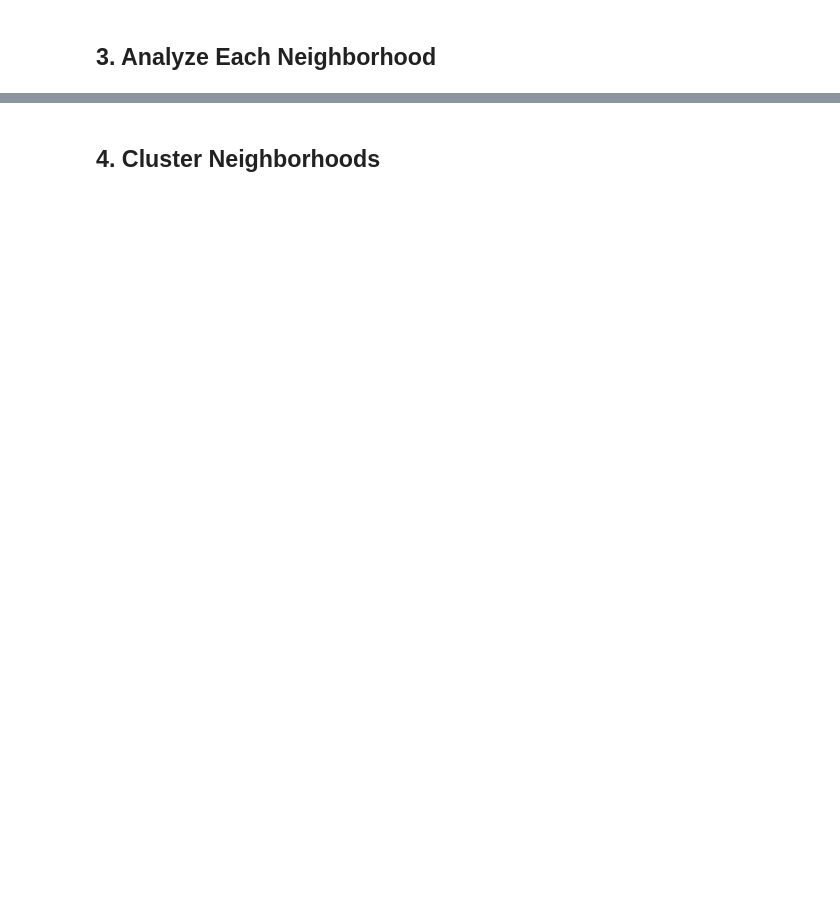
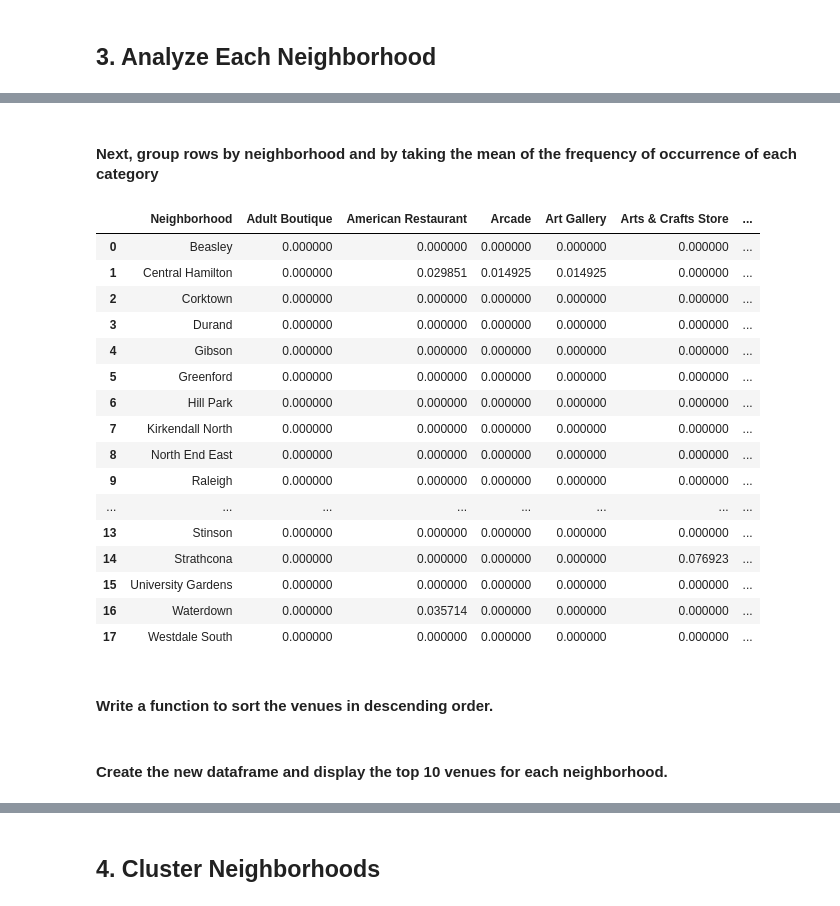
Before and after one commit to Zhang-Zhi-ZZ/Coursera_Capstone, a Jupyter notebook: Capstone Project.ipynb, the cells around one changed output, grey strips where cells are left out. Drawn from its saved outputs; the diff is of its cells as text; code cells hidden in the pictures; blank space fills up the shorter version.

```diff
--- a/Capstone Project.ipynb
+++ b/Capstone Project.ipynb
@@ -66,0 +152,8 @@ FileNotFoundError: [Errno 2] File rent.csv does not exist: 'rent.csv'
+# %%
+address = 'Hamilton, ON, Canada'
+
+geolocator = Nominatim(user_agent="ny_explorer")
+location = geolocator.geocode(address)
+latitude = location.latitude
+longitude = location.longitude
+print('The geograpical coordinate of New York City are {}, {}.'.format(latitude, longitude))
@@ -66,0 +187,8 @@ FileNotFoundError: [Errno 2] File rent.csv does not exist: 'rent.csv'
+# %%
+CLIENT_ID = '2CFPS0RAJBRO5QUJ0TAVVPUDLK0LHDDBYQHKZ4RRSDN5XEPH' # your Foursquare ID
+CLIENT_SECRET = '2CGAOWN5Z5CQPZNSFUNJEK5QUR33WMXX1KB1OZBDAQPOVBUM' # your Foursquare Secret
+VERSION = '20180605' # Foursquare API version
+
+print('My credentails:')
+print('CLIENT_ID: ' + CLIENT_ID)
+print('CLIENT_SECRET:' + CLIENT_SECRET)
@@ -68,0 +243,6 @@ FileNotFoundError: [Errno 2] File rent.csv does not exist: 'rent.csv'
+# %%
+LIMIT = 100
+hamilton_venues = getNearbyVenues(names=rent_df['Neighbourhood'],
+                                   latitudes=rent_df['Latitude'],
+                                   longitudes=rent_df['Longitude']
+                                  )
@@ -69,2 +298,12 @@ FileNotFoundError: [Errno 2] File rent.csv does not exist: 'rent.csv'
 # %% [markdown]
 ## 3. Analyze Each Neighborhood
+# %%
+# one hot encoding
+hamilton_onehot = pd.get_dummies(hamilton_venues[['Venue Category']], prefix="", prefix_sep="")
+
+# add neighborhood column back to dataframe
+hamilton_onehot['Neighborhood'] = hamilton_venues['Neighborhood']
+
+first_col = hamilton_onehot.pop('Neighborhood')
+hamilton_onehot.insert(0, 'Neighborhood', first_col)
+hamilton_onehot.head()
@@ -70,0 +317,25 @@ FileNotFoundError: [Errno 2] File rent.csv does not exist: 'rent.csv'
+# %% [markdown]
+#### Next, group rows by neighborhood and by taking the mean of the frequency of occurrence of each category
+# %%
+hamilton_grouped = hamilton_onehot.groupby('Neighborhood').mean().reset_index()
+hamilton_grouped
+# %% [output]
+|  | Neighborhood | Adult Boutique | American Restaurant | Arcade | Art Gallery | Arts & Crafts Store | ... |
+| 0 | Beasley | 0.000000 | 0.000000 | 0.000000 | 0.000000 | 0.000000 | ... |
+| 1 | Central Hamilton | 0.000000 | 0.029851 | 0.014925 | 0.014925 | 0.000000 | ... |
+| 2 | Corktown | 0.000000 | 0.000000 | 0.000000 | 0.000000 | 0.000000 | ... |
+| 3 | Durand | 0.000000 | 0.000000 | 0.000000 | 0.000000 | 0.000000 | ... |
+| 4 | Gibson | 0.000000 | 0.000000 | 0.000000 | 0.000000 | 0.000000 | ... |
+| 5 | Greenford | 0.000000 | 0.000000 | 0.000000 | 0.000000 | 0.000000 | ... |
+| 6 | Hill Park | 0.000000 | 0.000000 | 0.000000 | 0.000000 | 0.000000 | ... |
+| 7 | Kirkendall North | 0.000000 | 0.000000 | 0.000000 | 0.000000 | 0.000000 | ... |
+| 8 | North End East | 0.000000 | 0.000000 | 0.000000 | 0.000000 | 0.000000 | ... |
+| 9 | Raleigh | 0.000000 | 0.000000 | 0.000000 | 0.000000 | 0.000000 | ... |
+| ... | ... | ... | ... | ... | ... | ... | ... |
+| 13 | Stinson | 0.000000 | 0.000000 | 0.000000 | 0.000000 | 0.000000 | ... |
+| 14 | Strathcona | 0.000000 | 0.000000 | 0.000000 | 0.000000 | 0.076923 | ... |
+| 15 | University Gardens | 0.000000 | 0.000000 | 0.000000 | 0.000000 | 0.000000 | ... |
+| 16 | Waterdown | 0.000000 | 0.035714 | 0.000000 | 0.000000 | 0.000000 | ... |
+| 17 | Westdale South | 0.000000 | 0.000000 | 0.000000 | 0.000000 | 0.000000 | ... |
+# %% [markdown]
+#### Write a function to sort the venues in descending order.
@@ -70,0 +348,2 @@ FileNotFoundError: [Errno 2] File rent.csv does not exist: 'rent.csv'
+# %% [markdown]
+#### Create the new dataframe and display the top 10 venues for each neighborhood.
```
Also changed, not shown: parts of 41 cells of this notebook.
